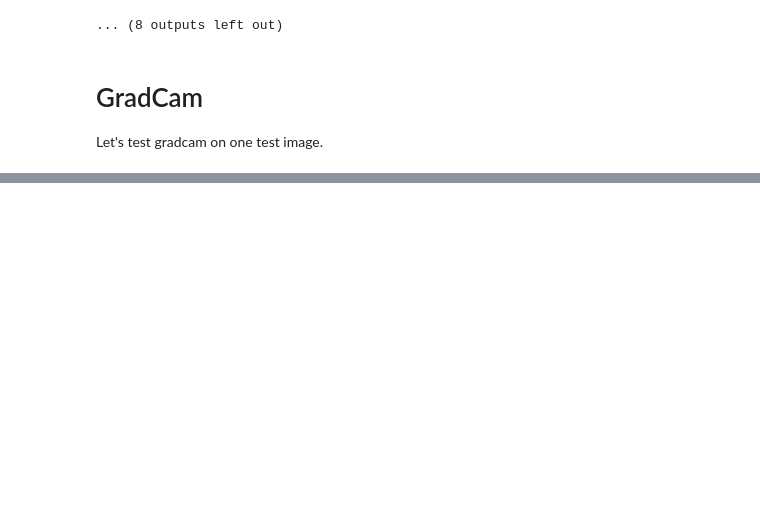
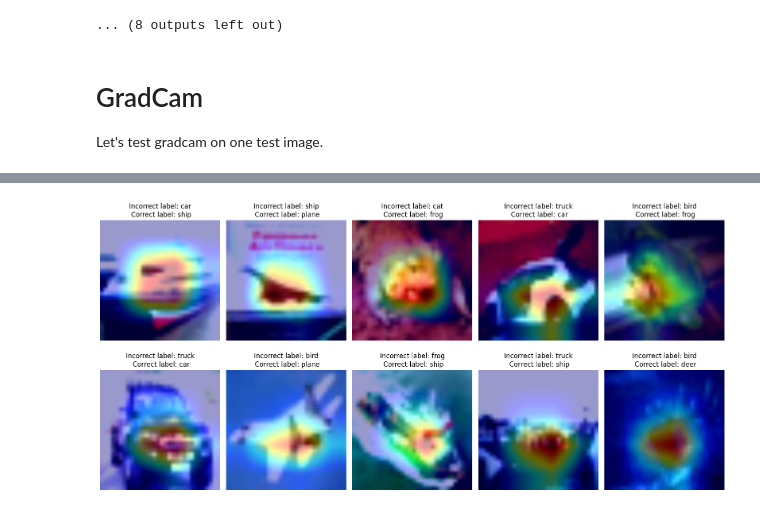
Before and after one commit to ajinkyakhadilkar/EVA-8, a Jupyter notebook: Assignment7/S7.ipynb, the cells around one changed output, grey strips where cells are left out. Cells and saved outputs as stored; diff of their text form; code cells hidden in the pictures; blank space fills up the shorter version.

```diff
--- a/Assignment7/S7.ipynb
+++ b/Assignment7/S7.ipynb
@@ -247,0 +186,8 @@ Images
+# %%
+utils.get_gradcam_of_misclassified_images([image for image in main.misclassified_images],
+                               main.misclassified_label,
+                               main.ground_truth,
+                               main.net,
+                               main.classes)
+# %% [output]
+[figure, added]
```
Also changed, not shown: parts of 10 cells of this notebook.
